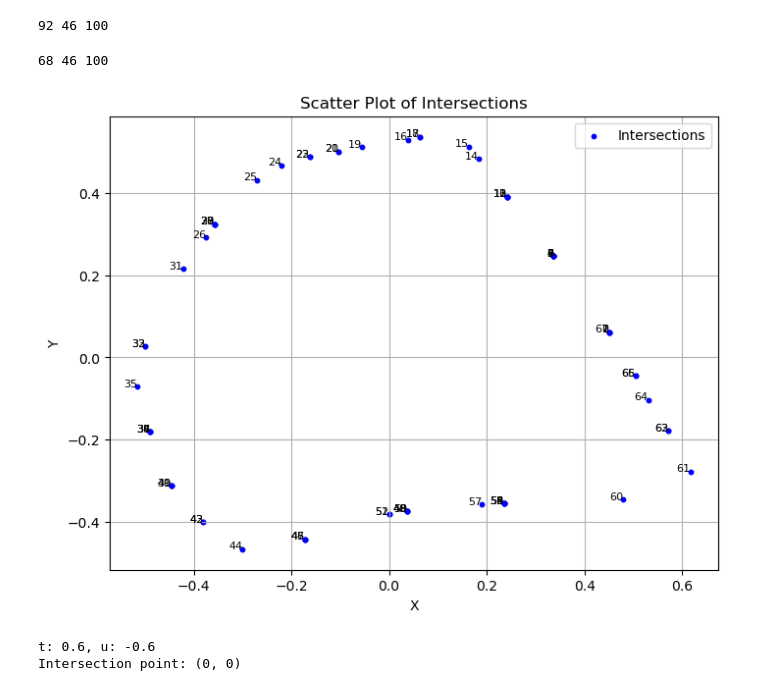
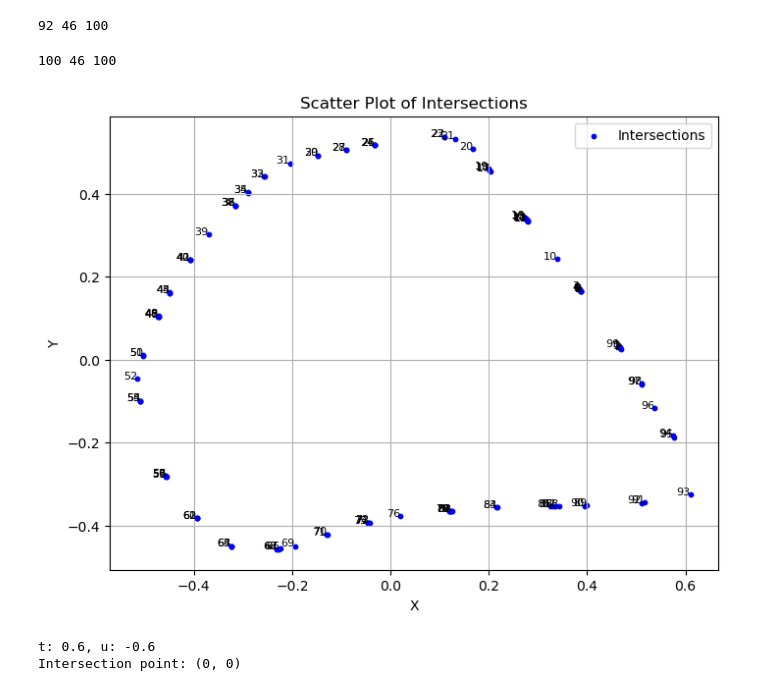
Before and after one commit to tirtho109/SHPSG_test1, a Jupyter notebook: try.ipynb, the cells around one changed output. Saved outputs shown, nothing was run; the diff lists cells and outputs as text; code cells hidden in the pictures.

Commit message:
working intersection coordinates

```diff
--- a/try.ipynb
+++ b/try.ipynb
@@ -229,52 +229,46 @@ def intersected_boundary_nodes(segments_2d, circle_points, cm):
             x3, y3 = segment[0]
             x4, y4 = segment[1]
 
-            t = ((x1 - x3) * (y3 - y4) - (y1 - y3) * (x3 - x4)) / ((x1 - x2) * (y3 - y4) - (y1 - y2) * (x3 - x4))
-
-            if 0 <= t <= 1:
-                u = ((x1 - x2) * (y1 - y3) - (y1 - y2) * (x1 - x3)) / ((x1 - x2) * (y3 - y4) - (y1 - y2) * (x3 - x4))
-
-                if 0 <= u <= 1:
-                    # intersection_x = x1 + t * (x2 - x1)
-                    # intersection_y = y1 + t * (y2 - y1)
-                    # intersection_x = x3 + t * (x4 - x3)
-                    # intersection_y = y3 + t * (y4 - y3)
-                    xi = ((x3 + u * (x4-x3)) + (x1 + t * (x2-x1))) / 2;
-                    yi = ((y3 + u * (y4-y3)) + (y1 + t * (y2-y1))) / 2;
-                    intersections.append([xi, yi])
-                    break
+            alpha = ((x4 - x3) * (y3 - y1) - (y4 - y3) * (x3 - x1)) / ((x4 - x3) * (y2 - y1) - (y4 - y3) * (x2 - x1))
+            beta = ((x2 - x1) * (y3 - y1) - (y2 - y1) * (x3 - x1)) / ((x4 - x3) * (y2 - y1) - (y4 - y3) * (x2 - x1))
+            if 0 <= alpha <= 1 and 0 <= beta <= 1:
+                # Calculate the intersection point
+                intersection_x = x3 + alpha * (x4 - x3)
+                intersection_y = y3 + alpha * (y4 - y3)
+                intersection = (intersection_x, intersection_y)
+                intersections.append(intersection)
 
     return intersections
 
 intersections = intersected_boundary_nodes(shifted_segments_2d, circle_points, center)
 
 
 print(len(intersections), len(shifted_segments_2d), len(circle_points))
 
 
 # Extract x and y coordinates from intersections
 x_coords = [point[0] for point in intersections]
 y_coords = [point[1] for point in intersections]
 
 # Plot the scatter plot
 plt.figure(figsize=(8, 6))
 plt.scatter(x_coords, y_coords, color='blue', label='Intersections', s=10)
 
 for i, point in enumerate(intersections):
     plt.text(point[0], point[1], str(i), fontsize=8, ha='right')
 
 # Add labels, title, and legend
 plt.xlabel('X')
 plt.ylabel('Y')
 plt.title('Scatter Plot of Intersections')
 plt.legend()
 plt.grid(True)
 
 # Show the plot
 plt.show()
 # %% [output]
-68 46 100
+100 46 100
-[figure, old version]
+[figure, new version]
 # %%
 x1, y1 = (1, 4)
 x2, y2 = (6, 0)
```
Also changed, not shown: parts of 1 cell of this notebook.
